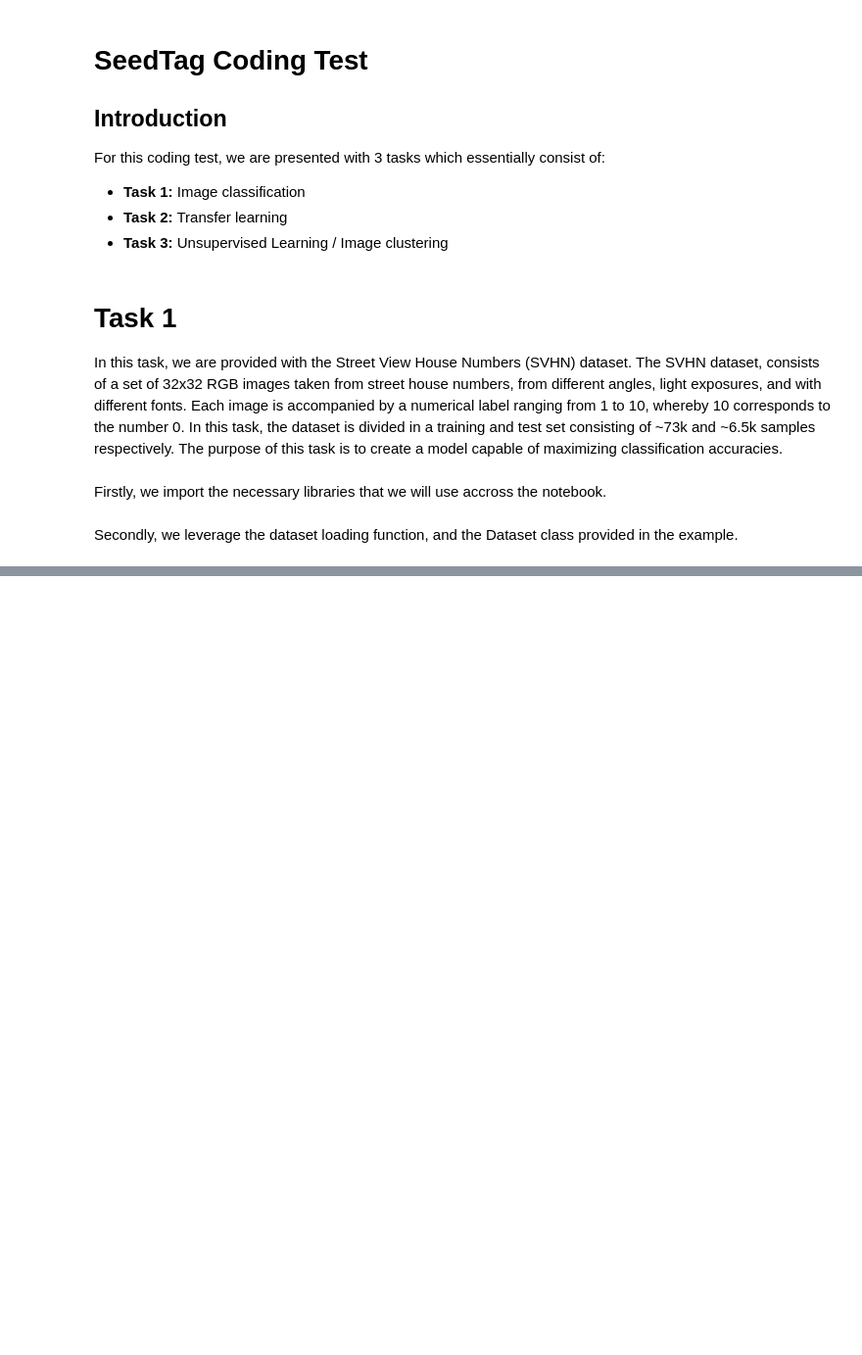
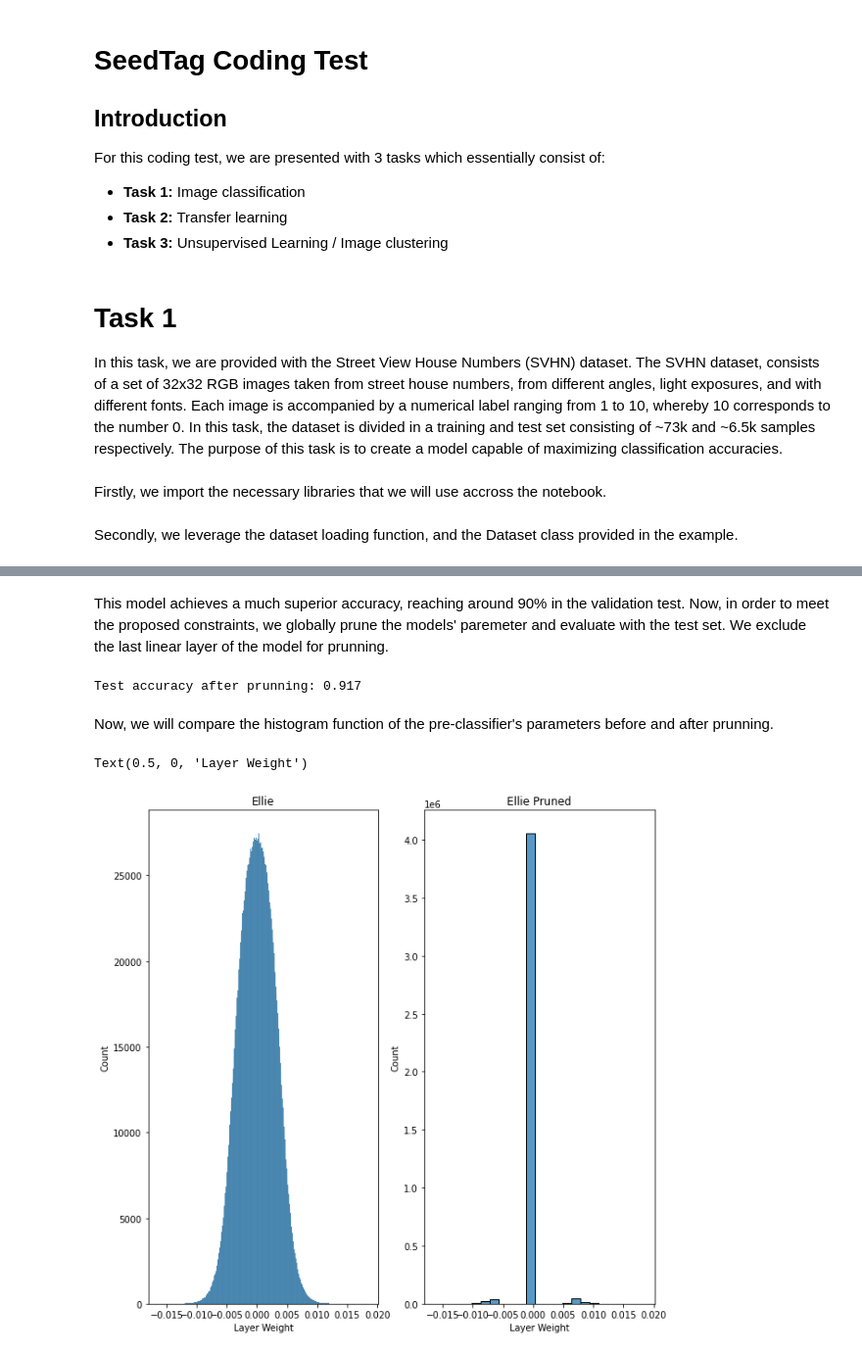
Before and after one commit to vicentepese/SDCV_test, a Jupyter notebook: seedtag_vicente_test.ipynb, the cells around one changed output, grey strips where cells are left out. Shown at 98% size. Cells and saved outputs as stored; diff of their text form; code cells hidden in the pictures; blank space fills up the shorter version.

```diff
--- a/seedtag_vicente_test.ipynb
+++ b/seedtag_vicente_test.ipynb
@@ -118,0 +478,45 @@ NameError: name 'Dataset' is not defined
+# %% [markdown]
+This model achieves a much superior accuracy, reaching around 90% in the validation test. Now, in order to meet the proposed constraints, we globally prune the models' paremeter and evaluate with the test set. We exclude the last linear layer of the model for prunning.
+# %%
+# Prune model
+parameters_to_prune = (
+    (model_ellie.block1[0][0], 'weight'),
+    (model_ellie.block1[0][3], 'weight'),
+    (model_ellie.block2[0][0], 'weight'),
+    (model_ellie.block2[0][3], 'weight'),
+    (model_ellie.block3[0][0], 'weight'),
+    (model_ellie.block3[0][3], 'weight'),
+    (model_ellie.layer1, 'weight')
+)
+
+prune.global_unstructured(
+    parameters_to_prune,
+    pruning_method=prune.L1Unstructured,
+    amount=0.9527)
+
+# Evaluate pruned model
+model_acc = eval_model(model_ellie, test_loader)
+print("Test accuracy after prunning: {:.3f}".format(model_acc))
+
+# Get model weights
+ellie_weights_pruned = model_ellie.layer1.weight
+# %% [output]
+Test accuracy after prunning: 0.917
+# %% [markdown]
+Now, we will compare the histogram function of the pre-classifier's parameters before and after prunning.
+# %%
+# Create dataframe
+weights_df = pd.DataFrame({'ellie':ellie_weights.detach().numpy().flatten(), 'ellie_pruned':ellie_weights_pruned.detach().numpy().flatten()})
+
+# Plot
+%matplotlib inline
+fig, axes = plt.subplots(nrows=1, ncols=2, figsize=(10,10))
+sns.histplot(weights_df, x='ellie', ax=axes[0])
+axes[0].set_title("Ellie")
+axes[0].set_xlabel("Layer Weight")
+sns.histplot(weights_df, x='ellie_pruned', ax=axes[1])
+axes[1].set_title("Ellie Pruned")
+axes[1].set_xlabel("Layer Weight")
+# %% [output]
+Text(0.5, 0, 'Layer Weight')
+[figure, added]
```
Also changed, not shown: parts of 24 cells of this notebook, 1 other file.
